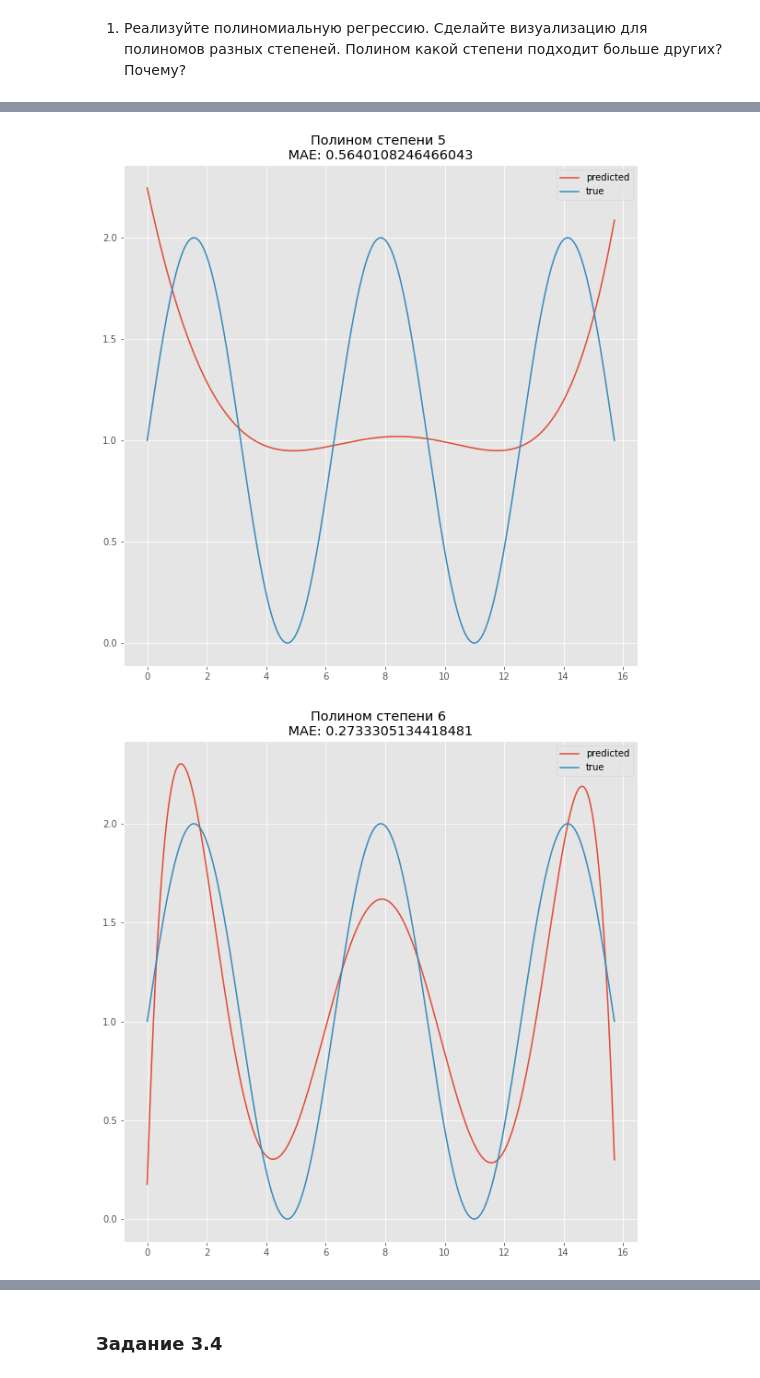
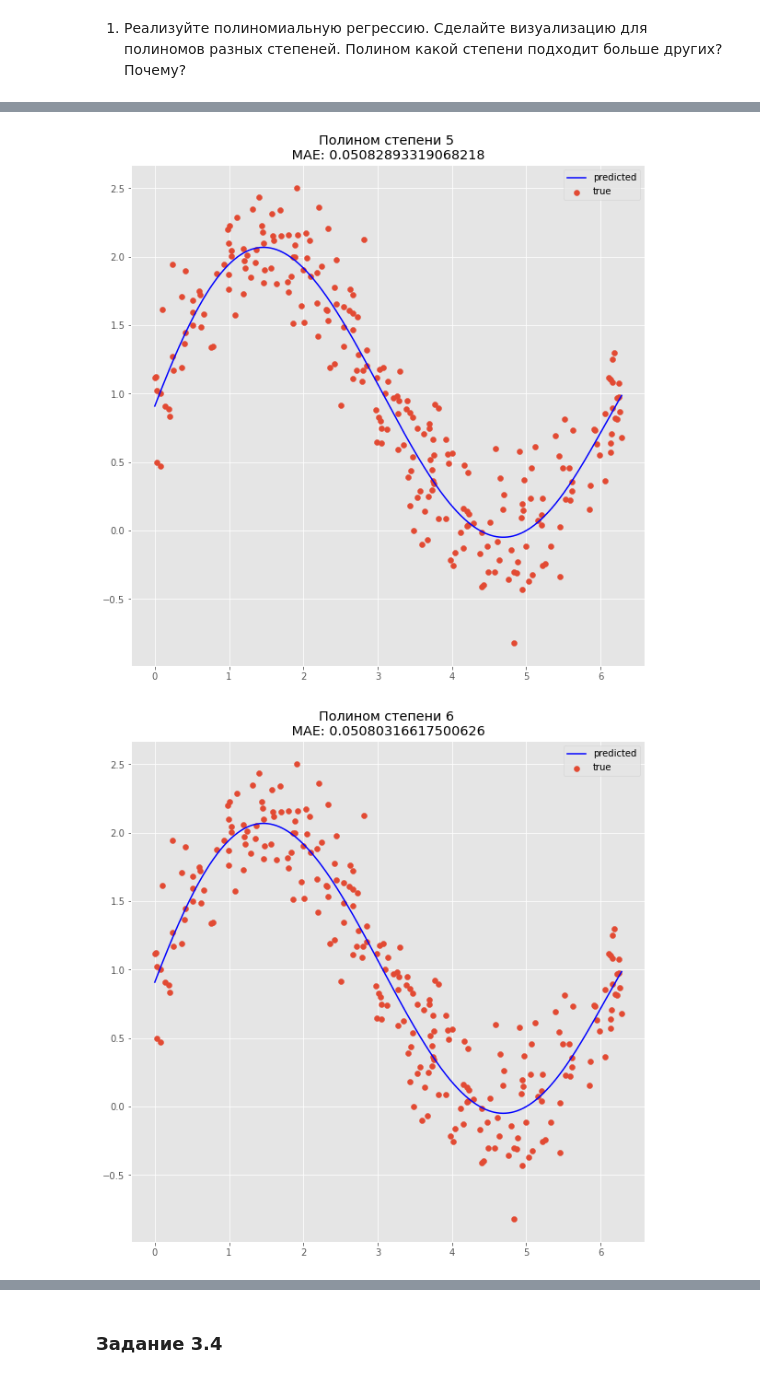
Before and after one commit to imashevchenko/itmo-ml, a Jupyter notebook: Лаб3/Solution/lab3.ipynb, the cells around one changed output, grey strips where cells are left out. Drawn from its saved outputs; the diff is of its cells as text; code cells hidden in the pictures.

```diff
--- a/Лаб3/Solution/lab3.ipynb
+++ b/Лаб3/Solution/lab3.ipynb
@@ -56,6 +56,9 @@ Our MAE value:  7.06105719452531
 # %%
-skl_mse = mean_squared_error(y_train, X_test.dot(w))
-skl_mae = mean_absolute_error(y_train, X_test.dot(w))
+model=LinearRegression()
+model.fit(X_train,y_train)
+skl_mse = mean_squared_error(model.predict(X_test), y_test)
+skl_mae = mean_absolute_error(model.predict(X_test), y_test)
+
 print("Sklearn MSE value: ", skl_mse)
 print("Sklearn MAE value: ", skl_mae)
 # %% [output]
@@ -108,7 +113,7 @@ mean_absolute_error(data['values'], X_test.dot(w))
 1. Реализуйте полиномиальную регрессию. Сделайте визуализацию для полиномов разных степеней.
 Полином какой степени подходит больше других? Почему?
 # %%
-data = generate_wave_set(1000, 250, periods=5)
+data = generate_wave_set(1000, 250, periods=2)
 degrees = [3, 4, 5, 6, 7, 8, 9]
 maes = []
 for i in range(len(degrees)):
@@ -119,12 +124,13 @@ for i in range(len(degrees)):
     y_test = data['values']
     X_train = polynomial_features.fit_transform(X_train.reshape(-1, 1))
     X_test = polynomial_features.fit_transform(X_test.reshape(-1, 1))
-    w = np.linalg.inv(X_train.T.dot(X_train)).dot(X_train.T).dot(data['y_train'])
+    model=LinearRegression()
+    model.fit(X_train,y_train)
     plt.figure(figsize=(10, 10))
     plt.title(f'Полином степени {degrees[i]} \n '
-              f'MAE: {mean_absolute_error(X_test.dot(w),y_test)} ')
-    plt.plot(data['support'], X_test.dot(w), label='predicted')
-    plt.plot(data['support'], y_test, label='true')
+              f'MAE: {mean_absolute_error(model.predict(X_test),y_test)} ')
+    plt.plot(data['support'], model.predict(X_test), label='predicted', color='blue')
+    plt.scatter(data['x_train'], y_train, label='true')
     plt.legend(loc='best')
-    maes.append(mean_absolute_error(data['values'], X_test.dot(w)))
+    maes.append(mean_absolute_error(data['values'], model.predict(X_test)))
 # %% [output]
@@ -133,2 +139,2 @@ for i in range(len(degrees)):
-[figure, old version]
+[figure, new version]
-[figure, old version]
+[figure, new version]
```
Also changed, not shown: parts of 17 cells of this notebook.
